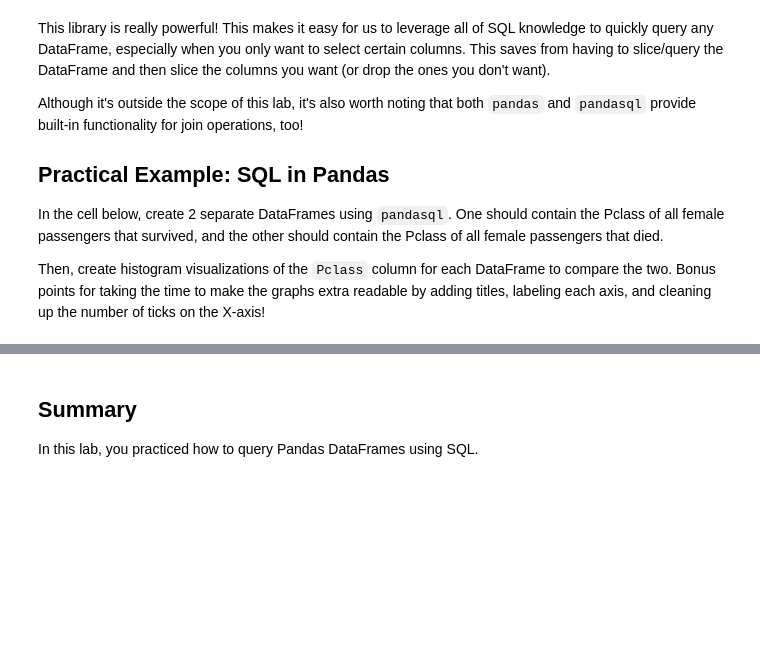
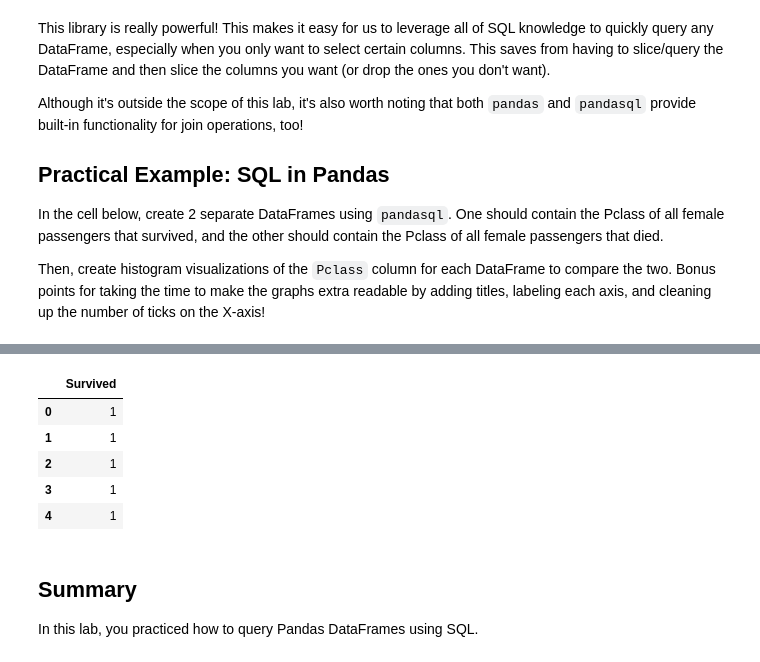
Before and after one commit to Pballer/dsc-using-sql-with-pandas-lab-dc-ds-071519, a Jupyter notebook: index.ipynb, the cells around one changed output, grey strips where cells are left out. Drawn from its saved outputs; the diff is of its cells as text; code cells hidden in the pictures; blank space fills up the shorter version.

```diff
--- a/index.ipynb
+++ b/index.ipynb
@@ -283,19 +283,27 @@ df.head(1)
 # %%
 # Write your queries in these variables to keep your code well-formatted and readable
 q3 = """select survived
         from df
         where sex = 'female'
         and survived = 1"""
 
 q4 = """select survived
         from df
         where sex = 'female'
         and survived = 0"""
 
 survived_females_by_pclass_df = pysqldf(q3)
 died_females_by_pclass_df = pysqldf(q4)
 
 # Create and label the histograms for each below!
+survived_females_by_pclass_df.head()
+# %% [output]
+|  | Survived |
+| 0 | 1 |
+| 1 | 1 |
+| 2 | 1 |
+| 3 | 1 |
+| 4 | 1 |
 # %% [markdown]
 ## Summary
 
```
